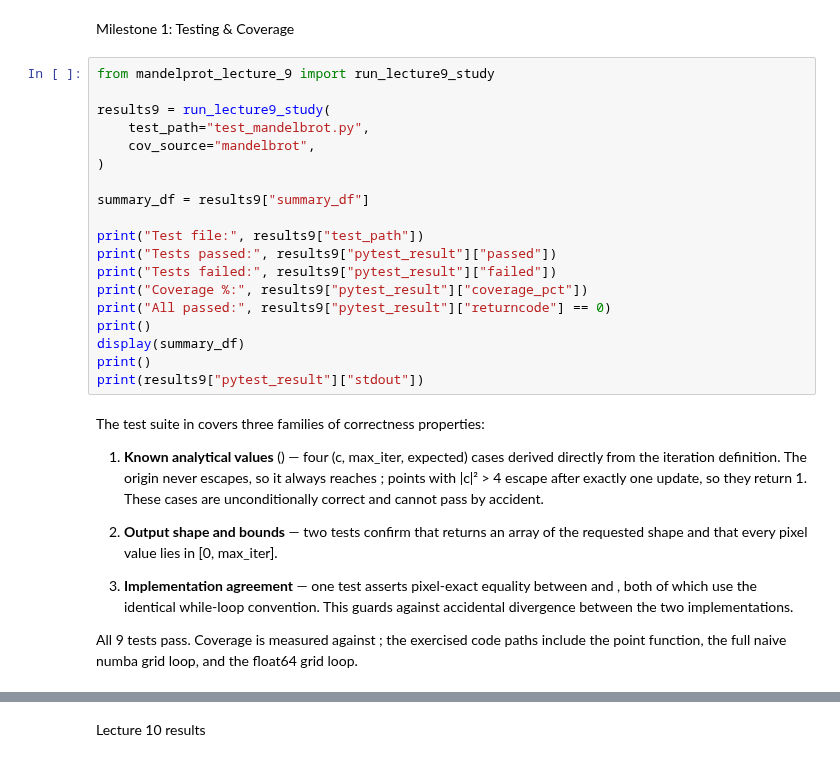
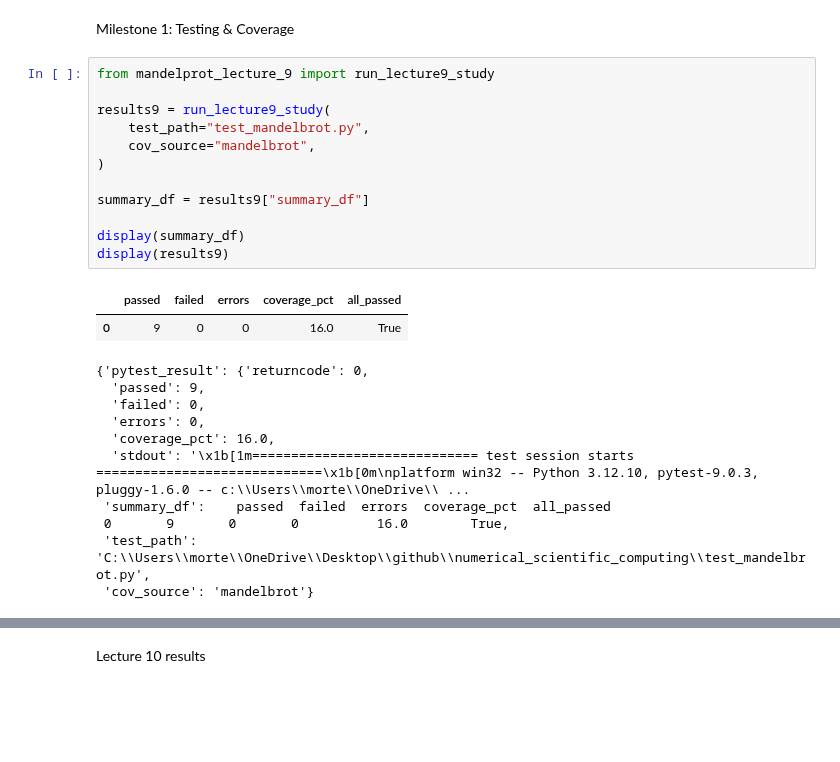
Before and after one commit to Morten-Tejlmand/numerical_scientific_computing, a Jupyter notebook: mini3.ipynb, the cells around one changed output, grey strips where cells are left out. Saved outputs shown, nothing was run; the diff lists cells and outputs as text; blank space fills up the shorter version.

```diff
--- a/mini3.ipynb
+++ b/mini3.ipynb
@@ -76,29 +92,25 @@ Milestone 1: Testing & Coverage
 # %%
 from mandelprot_lecture_9 import run_lecture9_study
 
 results9 = run_lecture9_study(
     test_path="test_mandelbrot.py",
     cov_source="mandelbrot",
 )
 
 summary_df = results9["summary_df"]
 
-print("Test file:", results9["test_path"])
-print("Tests passed:", results9["pytest_result"]["passed"])
-print("Tests failed:", results9["pytest_result"]["failed"])
-print("Coverage %:", results9["pytest_result"]["coverage_pct"])
-print("All passed:", results9["pytest_result"]["returncode"] == 0)
-print()
 display(summary_df)
-print()
-print(results9["pytest_result"]["stdout"])
+display(results9)
+# %% [output]
+|  | passed | failed | errors | coverage_pct | all_passed |
+| 0 | 9 | 0 | 0 | 16.0 | True |
+{'pytest_result': {'returncode': 0,
+  'passed': 9,
+  'failed': 0,
+  'errors': 0,
+  'coverage_pct': 16.0,
+  'stdout': '\x1b[1m============================= test session starts =============================\x1b[0m\nplatform win32 -- Python 3.12.10, pytest-9.0.3, pluggy-1.6.0 -- c:\\Users\\morte\\OneDrive\\ ...
+ 'summary_df':    passed  failed  errors  coverage_pct  all_passed
+ 0       9       0       0          16.0        True,
+ 'test_path': 'C:\\Users\\morte\\OneDrive\\Desktop\\github\\numerical_scientific_computing\\test_mandelbrot.py',
+ 'cov_source': 'mandelbrot'}
-# %% [markdown]
-The test suite in  covers three families of correctness properties:
-
-1. **Known analytical values** () — four (c, max_iter, expected) cases derived directly from the iteration definition. The origin never escapes, so it always reaches ; points with |c|² > 4 escape after exactly one update, so they return 1. These cases are unconditionally correct and cannot pass by accident.
-
-2. **Output shape and bounds** — two tests confirm that  returns an array of the requested shape and that every pixel value lies in [0, max_iter].
-
-3. **Implementation agreement** — one test asserts pixel-exact equality between  and , both of which use the identical while-loop convention. This guards against accidental divergence between the two implementations.
-
-All 9 tests pass. Coverage is measured against ; the exercised code paths include the  point function, the full naive numba grid loop, and the float64 grid loop.
```
Also changed, not shown: parts of 18 cells of this notebook, 3 other files.
